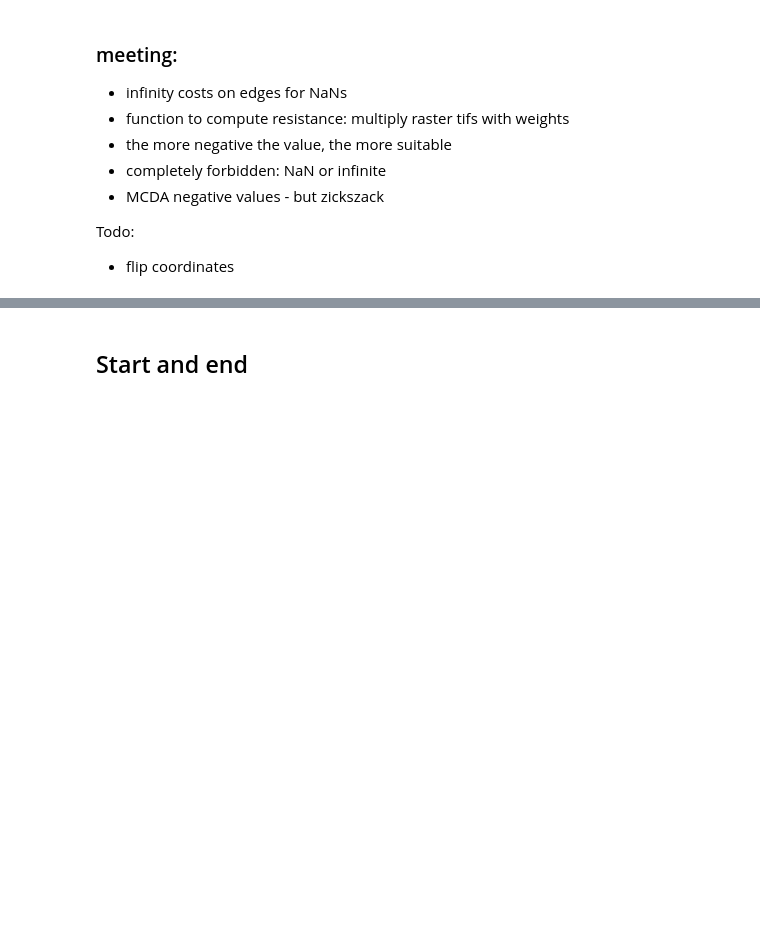
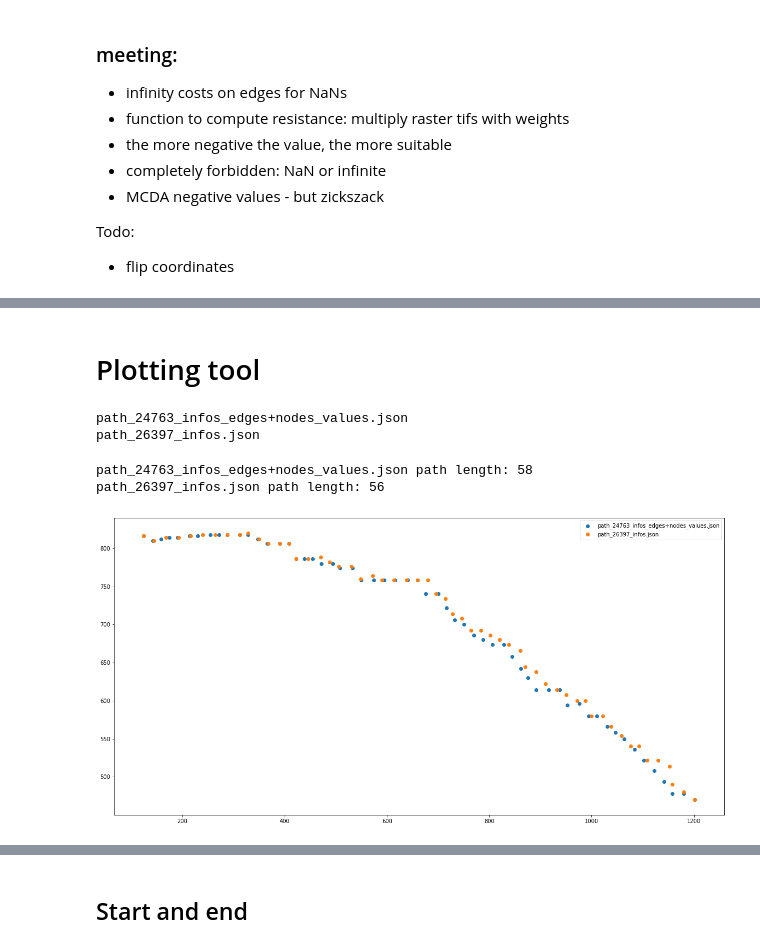
Before and after one commit to NinaWie/PowerPlanner, a Jupyter notebook: notebooks/Timing tests.ipynb, the cells around one changed output, grey strips where cells are left out. Cells and saved outputs as stored; diff of their text form; code cells hidden in the pictures; blank space fills up the shorter version.

```diff
--- a/notebooks/Timing tests.ipynb
+++ b/notebooks/Timing tests.ipynb
@@ -111,0 +127,2 @@ Todo:
+# %% [markdown]
+# Plotting tool
@@ -111,0 +131,25 @@ Todo:
+# %%
+paths = []
+files = []
+for f in os.listdir(compare_path):
+    if f[-4:]=="json":
+        print(f)
+        with open(os.path.join(compare_path,f),"r") as infile:
+            infos = json.load(infile)
+        paths.append(infos["path_cells"])
+        files.append(f)
+# %% [output]
+path_24763_infos_edges+nodes_values.json
+path_26397_infos.json
+# %%
+plt.figure(figsize=(20,10))
+for p, f in zip(paths, files):
+    p_arr = np.array(p)
+    plt.scatter(p_arr[:,1], p_arr[:,0], label = f)
+    print(f, "path length:", len(p))
+plt.legend()
+plt.show()
+# %% [output]
+path_24763_infos_edges+nodes_values.json path length: 58
+path_26397_infos.json path length: 56
+[figure, added]
```
Also changed, not shown: parts of 56 cells of this notebook, 10 other files.
